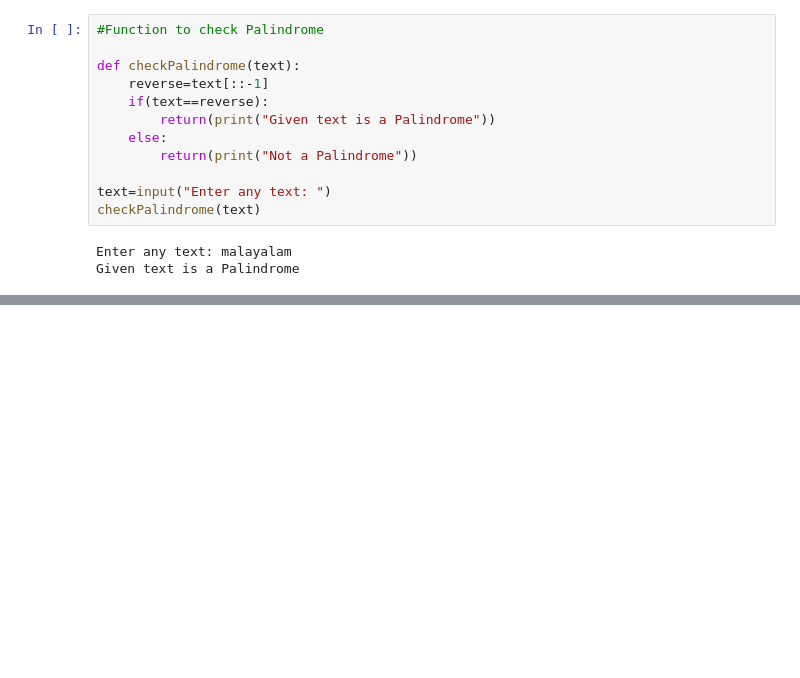
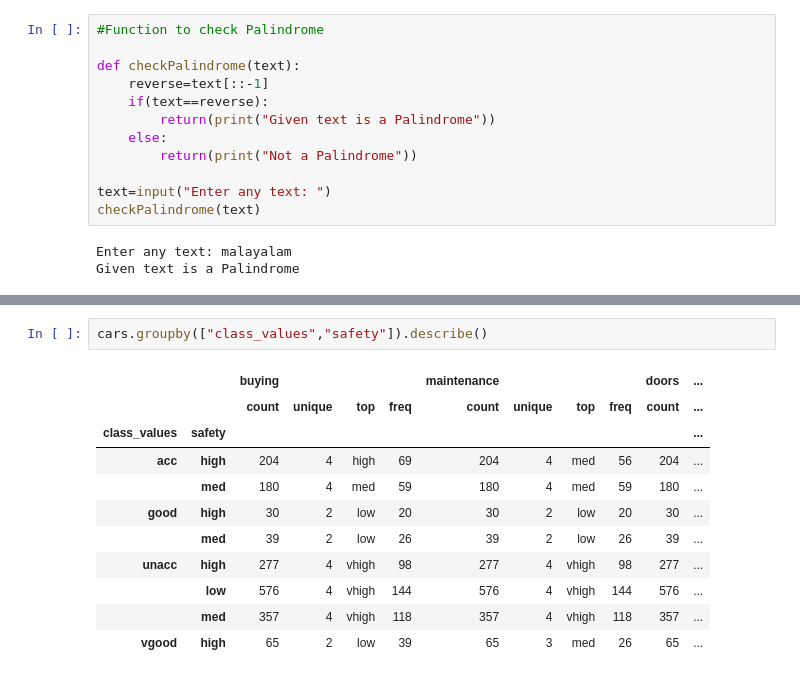
Before and after one commit to sahilgarg510/deliotte_bootcamp, a Jupyter notebook: Coding_Fundamentals.ipynb, the cells around one changed output, grey strips where cells are left out. Drawn from its saved outputs; the diff is of its cells as text; blank space fills up the shorter version.

```diff
--- a/Coding_Fundamentals.ipynb
+++ b/Coding_Fundamentals.ipynb
@@ -186,0 +535,14 @@ Given text is a Palindrome
+# %%
+cars.groupby(["class_values","safety"]).describe()
+# %% [output]
+|  |  | buying |  |  |  | maintenance |  |  |  | doors | ... |
+|  |  | count | unique | top | freq | count | unique | top | freq | count | ... |
+| class_values | safety |  |  |  |  |  |  |  |  |  | ... |
+| acc | high | 204 | 4 | high | 69 | 204 | 4 | med | 56 | 204 | ... |
+|  | med | 180 | 4 | med | 59 | 180 | 4 | med | 59 | 180 | ... |
+| good | high | 30 | 2 | low | 20 | 30 | 2 | low | 20 | 30 | ... |
+|  | med | 39 | 2 | low | 26 | 39 | 2 | low | 26 | 39 | ... |
+| unacc | high | 277 | 4 | vhigh | 98 | 277 | 4 | vhigh | 98 | 277 | ... |
+|  | low | 576 | 4 | vhigh | 144 | 576 | 4 | vhigh | 144 | 576 | ... |
+|  | med | 357 | 4 | vhigh | 118 | 357 | 4 | vhigh | 118 | 357 | ... |
+| vgood | high | 65 | 2 | low | 39 | 65 | 3 | med | 26 | 65 | ... |
```
Also changed, not shown: parts of 39 cells of this notebook.
